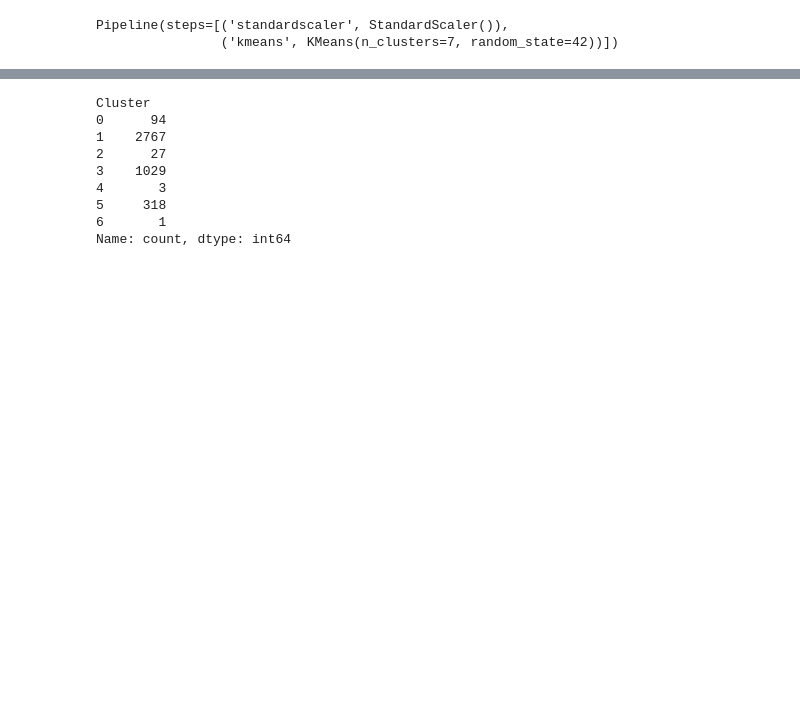
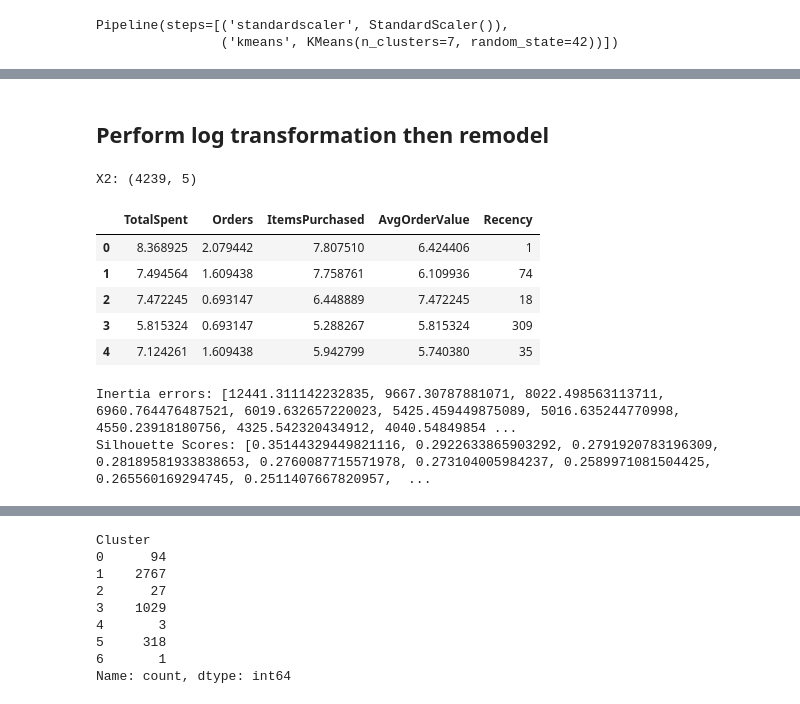
Before and after one commit to NedJuma/Customer_Segmentation_KMeans_Clustering, a Jupyter notebook: notebooks/modelling.ipynb, the cells around one changed output, grey strips where cells are left out. Drawn from its saved outputs; the diff is of its cells as text; code cells hidden in the pictures; blank space fills up the shorter version.

```diff
--- a/notebooks/modelling.ipynb
+++ b/notebooks/modelling.ipynb
@@ -445,4 +456,4 @@ Pipeline(steps=[('standardscaler', StandardScaler()),
                 ('kmeans', KMeans(n_clusters=7, random_state=42))])
 # %%
 # Assign Customers to clusters
-df["Cluster"] = final_model.named_steps["kmeans"].labels_
+df_copy["Cluster"] = model_k_7.named_steps["kmeans"].labels_
@@ -448,0 +563,49 @@ df["Cluster"] = final_model.named_steps["kmeans"].labels_
+# %% [markdown]
+## Perform log transformation then remodel
+# %%
+df_log=df.copy()
+
+df_log[["TotalSpent", "Orders", "ItemsPurchased", "AvgOrderValue"]] = np.log1p(
+    df_log[["TotalSpent", "Orders", "ItemsPurchased", "AvgOrderValue"]]
+)
+# %%
+# Rebuild model
+# Set features
+X2=df_log.drop(columns=['CountriesPurchased', 'CustomerID'])
+print("X2:", X2.shape)
+X2.head()
+# %% [output]
+X2: (4239, 5)
+|  | TotalSpent | Orders | ItemsPurchased | AvgOrderValue | Recency |
+| 0 | 8.368925 | 2.079442 | 7.807510 | 6.424406 | 1 |
+| 1 | 7.494564 | 1.609438 | 7.758761 | 6.109936 | 74 |
+| 2 | 7.472245 | 0.693147 | 6.448889 | 7.472245 | 18 |
+| 3 | 5.815324 | 0.693147 | 5.288267 | 5.815324 | 309 |
+| 4 | 7.124261 | 1.609438 | 5.942799 | 5.740380 | 35 |
+# %%
+# Set parameters
+k_clusters=range(2, 13, 1)
+inertia_errors_2=[]
+silhouette_scores_2=[]
+
+scaler = StandardScaler()
+X_scaled = scaler.fit_transform(X2)
+for k in k_clusters:
+    # Build model
+    model_log=make_pipeline(
+        StandardScaler(),
+        KMeans(n_clusters=k, random_state=42)
+
+    )
+    # Fit model
+    model_log.fit(X2)
+    # Calculate inertia_errors and append to list
+    inertia_errors_2.append(model_log.named_steps['kmeans'].inertia_)
+    # Calculate silhouette_scores and append to list
+    silhouette_scores_2.append(silhouette_score(X_scaled, model_log.named_steps['kmeans'].labels_))
+
+print("Inertia errors:", inertia_errors_2)
+print("Silhouette Scores:", silhouette_scores_2)
+# %% [output]
+Inertia errors: [12441.311142232835, 9667.30787881071, 8022.498563113711, 6960.764476487521, 6019.632657220023, 5425.459449875089, 5016.635244770998, 4550.23918180756, 4325.542320434912, 4040.54849854 ...
+Silhouette Scores: [0.35144329449821116, 0.2922633865903292, 0.2791920783196309, 0.28189581933838653, 0.2760087715571978, 0.273104005984237, 0.2589971081504425, 0.265560169294745, 0.2511407667820957,  ...
```
Also changed, not shown: parts of 32 cells of this notebook, 3 other files.
